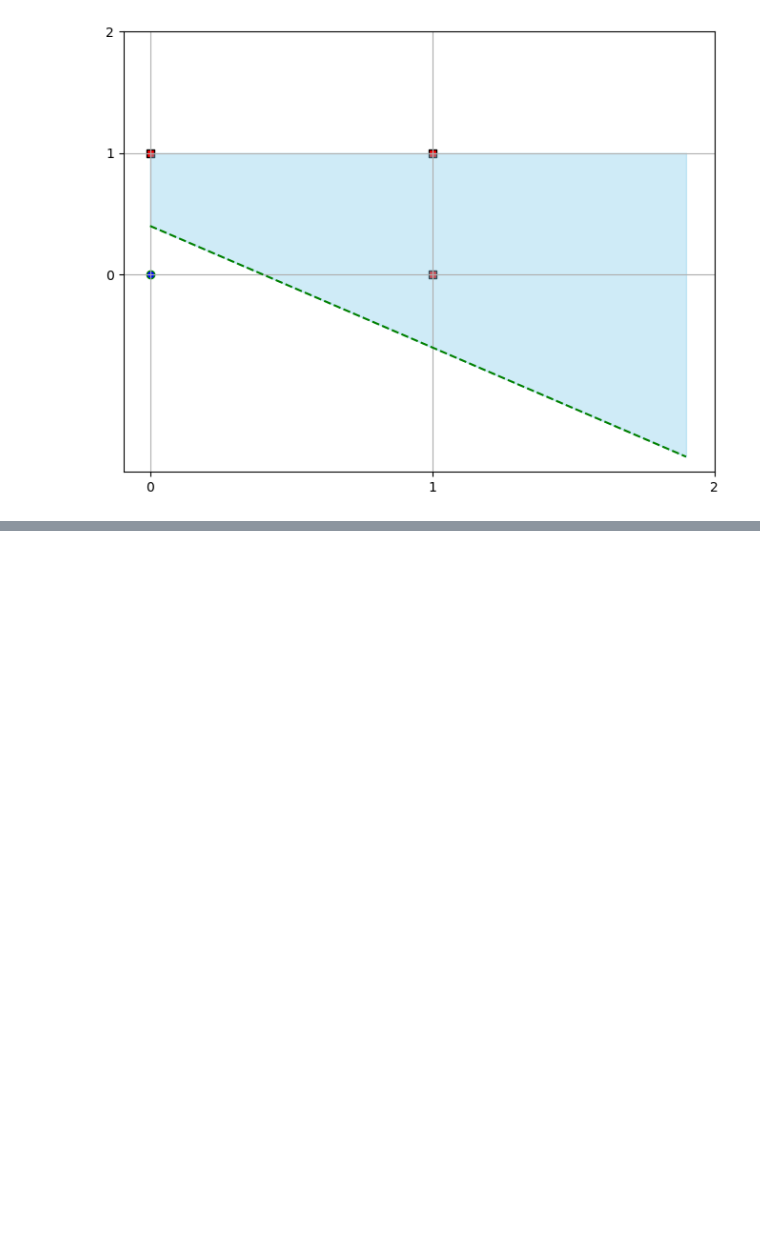
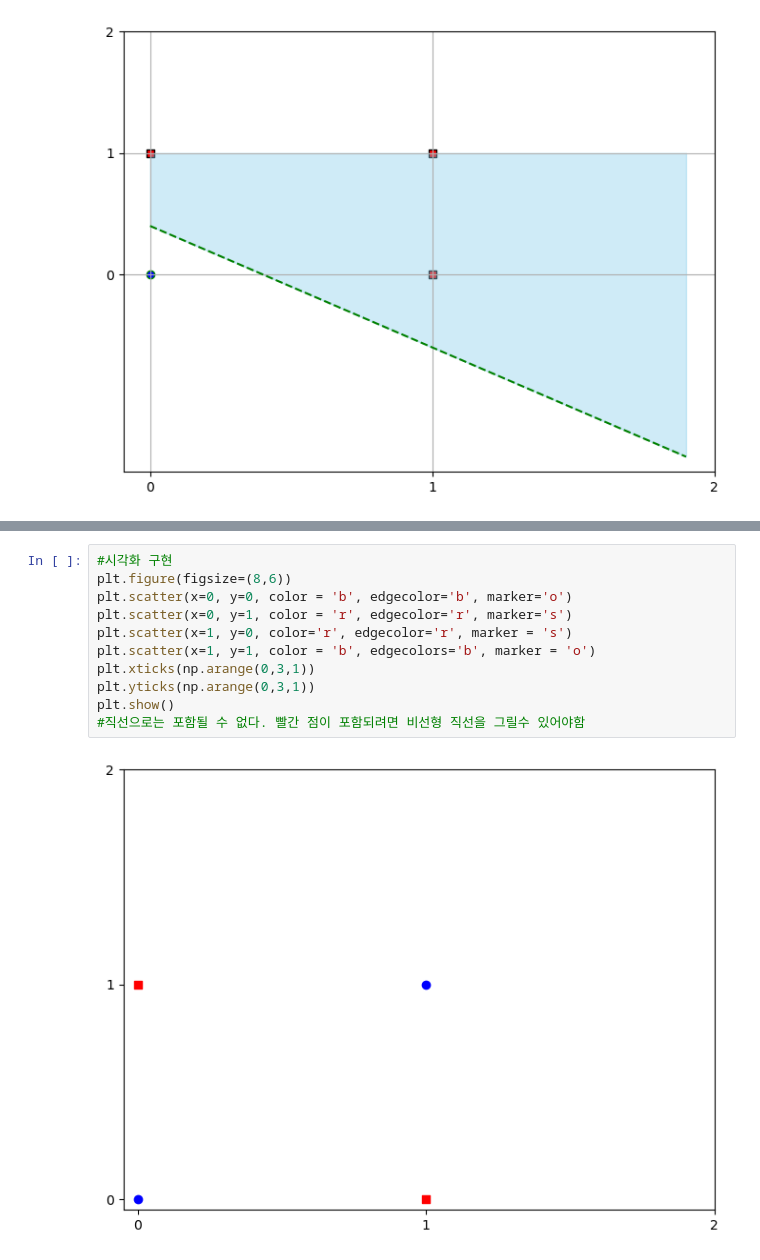
Before and after one commit to kwanhyeong0819/DL-learning, a Jupyter notebook: 2장 퍼셉트론.ipynb, the cells around one changed output, grey strips where cells are left out. Cells and saved outputs as stored; diff of their text form; blank space fills up the shorter version.

```diff
--- a/2장 퍼셉트론.ipynb
+++ b/2장 퍼셉트론.ipynb
@@ -264,0 +324,13 @@ plt.show()
+# %%
+#시각화 구현
+plt.figure(figsize=(8,6))
+plt.scatter(x=0, y=0, color = 'b', edgecolor='b', marker='o')
+plt.scatter(x=0, y=1, color = 'r', edgecolor='r', marker='s')
+plt.scatter(x=1, y=0, color='r', edgecolor='r', marker = 's')
+plt.scatter(x=1, y=1, color = 'b', edgecolors='b', marker = 'o')
+plt.xticks(np.arange(0,3,1))
+plt.yticks(np.arange(0,3,1))
+plt.show()
+#직선으로는 포함될 수 없다. 빨간 점이 포함되려면 비선형 직선을 그릴수 있어야함
+# %% [output]
+[figure, added]
```
Also changed, not shown: parts of 8 cells of this notebook.
